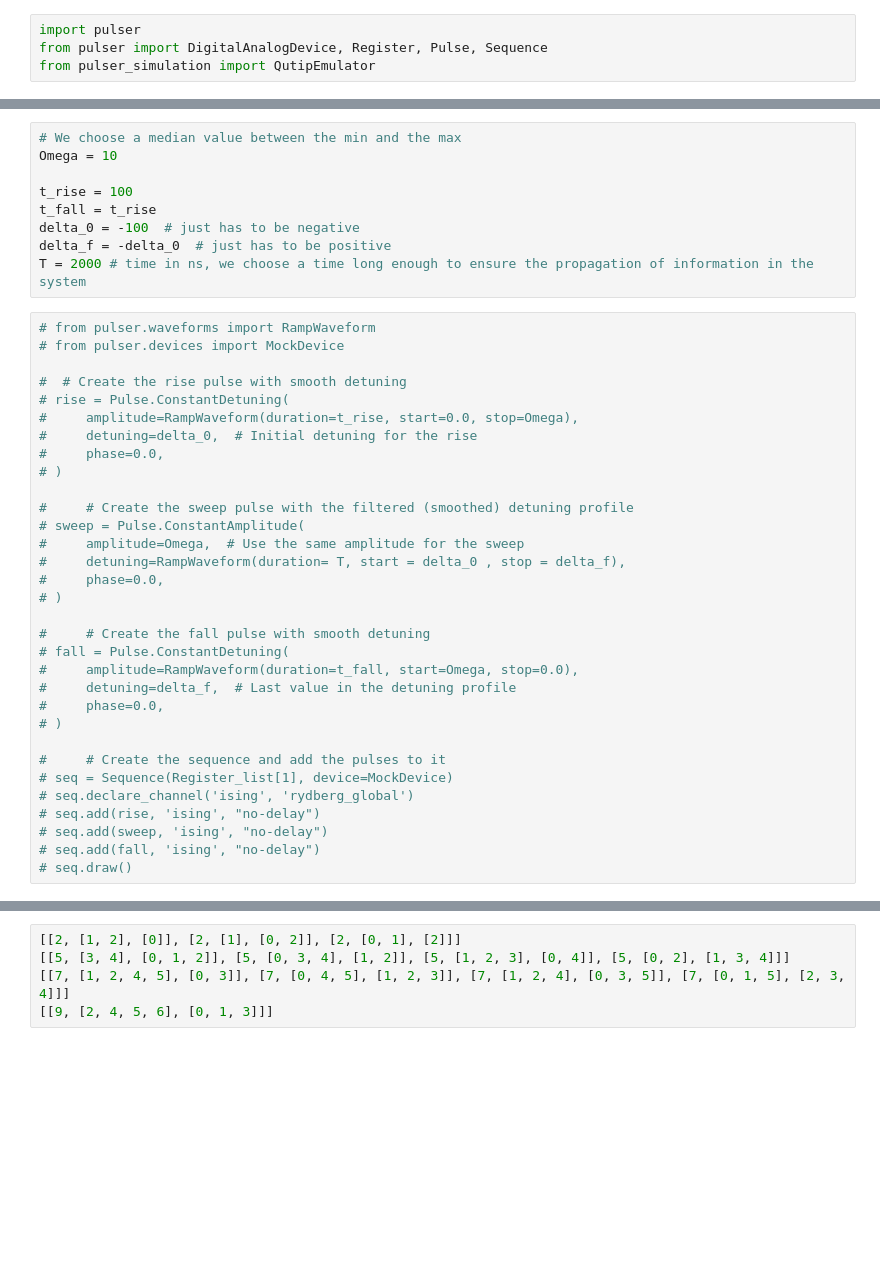
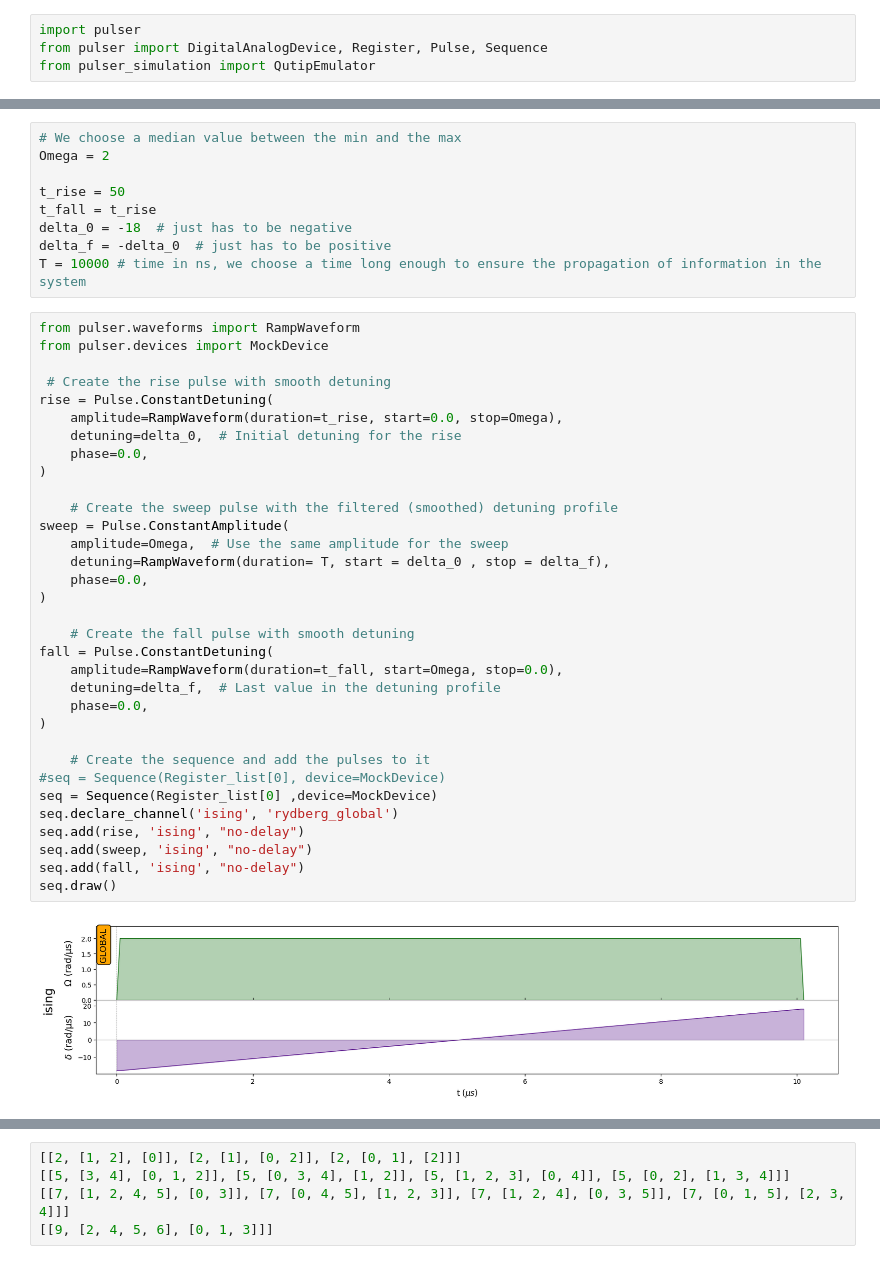
Before and after one commit to darkmatter2000/Maxcut_qaoa_and_annealing, a Jupyter notebook: quantum_maxcut.ipynb, the cells around one changed output, grey strips where cells are left out. Drawn from its saved outputs; the diff is of its cells as text; blank space fills up the shorter version.

```diff
--- a/quantum_maxcut.ipynb
+++ b/quantum_maxcut.ipynb
@@ -598,42 +612,45 @@ for i in range(n):
 # %%
 # We choose a median value between the min and the max
-Omega = 10
+Omega = 2
 
-t_rise = 100
+t_rise = 50
 t_fall = t_rise
-delta_0 = -100  # just has to be negative
+delta_0 = -18  # just has to be negative
 delta_f = -delta_0  # just has to be positive
-T = 2000 # time in ns, we choose a time long enough to ensure the propagation of information in the system
+T = 10000 # time in ns, we choose a time long enough to ensure the propagation of information in the system
 # %%
-# from pulser.waveforms import RampWaveform
-# from pulser.devices import MockDevice
+from pulser.waveforms import RampWaveform
+from pulser.devices import MockDevice
 
-#  # Create the rise pulse with smooth detuning
-# rise = Pulse.ConstantDetuning(
-#     amplitude=RampWaveform(duration=t_rise, start=0.0, stop=Omega),
-#     detuning=delta_0,  # Initial detuning for the rise
-#     phase=0.0,
-# )
+ # Create the rise pulse with smooth detuning
+rise = Pulse.ConstantDetuning(
+    amplitude=RampWaveform(duration=t_rise, start=0.0, stop=Omega),
+    detuning=delta_0,  # Initial detuning for the rise
+    phase=0.0,
+)
 
-#     # Create the sweep pulse with the filtered (smoothed) detuning profile
-# sweep = Pulse.ConstantAmplitude(
-#     amplitude=Omega,  # Use the same amplitude for the sweep
-#     detuning=RampWaveform(duration= T, start = delta_0 , stop = delta_f),
-#     phase=0.0,
-# )
+    # Create the sweep pulse with the filtered (smoothed) detuning profile
+sweep = Pulse.ConstantAmplitude(
+    amplitude=Omega,  # Use the same amplitude for the sweep
+    detuning=RampWaveform(duration= T, start = delta_0 , stop = delta_f),
+    phase=0.0,
+)
 
-#     # Create the fall pulse with smooth detuning
-# fall = Pulse.ConstantDetuning(
-#     amplitude=RampWaveform(duration=t_fall, start=Omega, stop=0.0),
-#     detuning=delta_f,  # Last value in the detuning profile
-#     phase=0.0,
-# )
+    # Create the fall pulse with smooth detuning
+fall = Pulse.ConstantDetuning(
+    amplitude=RampWaveform(duration=t_fall, start=Omega, stop=0.0),
+    detuning=delta_f,  # Last value in the detuning profile
+    phase=0.0,
+)
 
-#     # Create the sequence and add the pulses to it
-# seq = Sequence(Register_list[1], device=MockDevice)
-# seq.declare_channel('ising', 'rydberg_global')
-# seq.add(rise, 'ising', "no-delay")
-# seq.add(sweep, 'ising', "no-delay")
-# seq.add(fall, 'ising', "no-delay")
-# seq.draw()
+    # Create the sequence and add the pulses to it
+#seq = Sequence(Register_list[0], device=MockDevice)
+seq = Sequence(Register_list[0] ,device=MockDevice)
+seq.declare_channel('ising', 'rydberg_global')
+seq.add(rise, 'ising', "no-delay")
+seq.add(sweep, 'ising', "no-delay")
+seq.add(fall, 'ising', "no-delay")
+seq.draw()
+# %% [output]
+[figure, added]
 # %%
```
Also changed, not shown: parts of 4 cells of this notebook.
